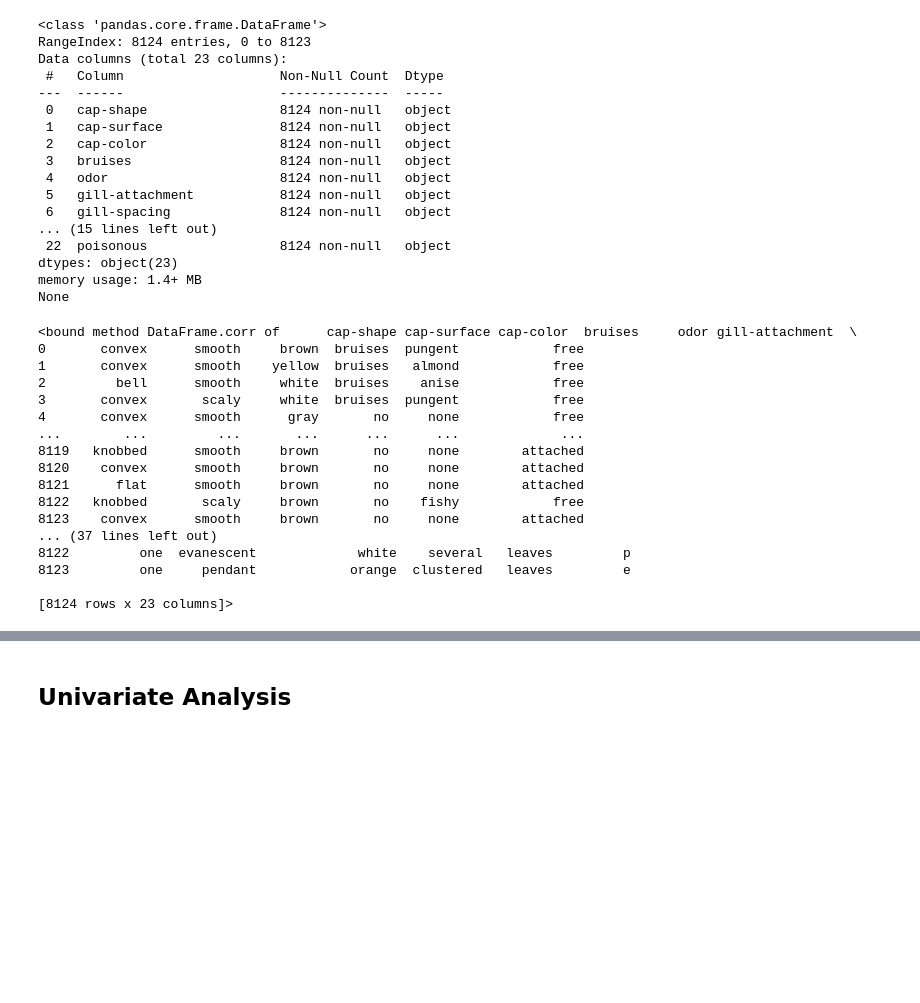
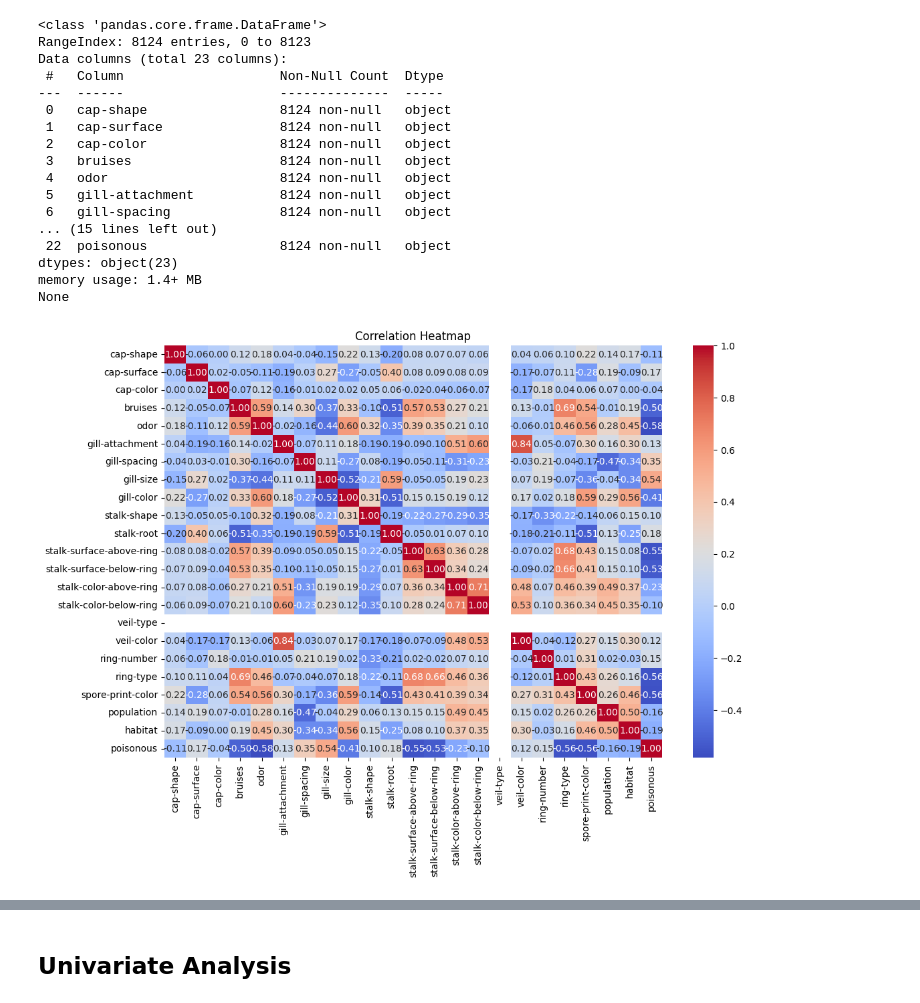
Before and after one commit to MSTC-DA-IICT/Hacktoberfest24-Mushroom-Edibility-Prediction-ML, a Jupyter notebook: Exploratory Data Analysis/Exploratory_data_analysis.ipynb, the cells around one changed output, grey strips where cells are left out. Cells and saved outputs as stored; diff of their text form; code cells hidden in the pictures; blank space fills up the shorter version.

```diff
--- a/Exploratory Data Analysis/Exploratory_data_analysis.ipynb
+++ b/Exploratory Data Analysis/Exploratory_data_analysis.ipynb
@@ -52,23 +52,3 @@ Data columns (total 23 columns):
 dtypes: object(23)
 memory usage: 1.4+ MB
 None
-# %%
-df.corr
-# %% [output]
-<bound method DataFrame.corr of      cap-shape cap-surface cap-color  bruises     odor gill-attachment  \
-0       convex      smooth     brown  bruises  pungent            free
-1       convex      smooth    yellow  bruises   almond            free
-2         bell      smooth     white  bruises    anise            free
-3       convex       scaly     white  bruises  pungent            free
-4       convex      smooth      gray       no     none            free
-...        ...         ...       ...      ...      ...             ...
-8119   knobbed      smooth     brown       no     none        attached
-8120    convex      smooth     brown       no     none        attached
-8121      flat      smooth     brown       no     none        attached
-8122   knobbed       scaly     brown       no    fishy            free
-8123    convex      smooth     brown       no     none        attached
-... (37 lines left out)
-8122         one  evanescent             white    several   leaves         p
-8123         one     pendant            orange  clustered   leaves         e
-
-[8124 rows x 23 columns]>
@@ -74,0 +58,15 @@ df.corr
+# %%
+# Encode categorical variables
+df_encoded = df.apply(lambda x: pd.factorize(x)[0])
+
+# Calculate the correlation matrix
+correlation_matrix = df_encoded.corr()
+
+# Plot the heatmap
+plt.figure(figsize=(12, 8))
+sns.heatmap(correlation_matrix, annot=True, cmap='coolwarm', fmt='.2f')
+
+plt.title('Correlation Heatmap')
+plt.show()
+# %% [output]
+[figure, added]
```
Also changed, not shown: parts of 13 cells of this notebook.
